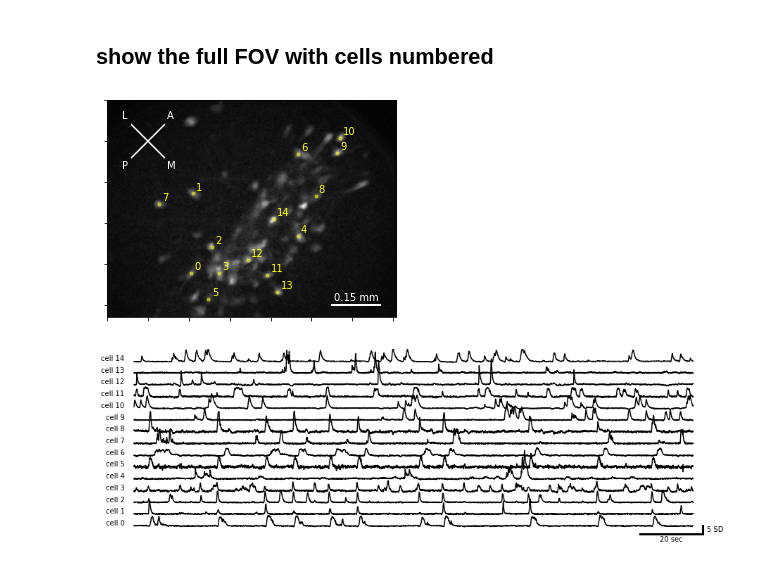
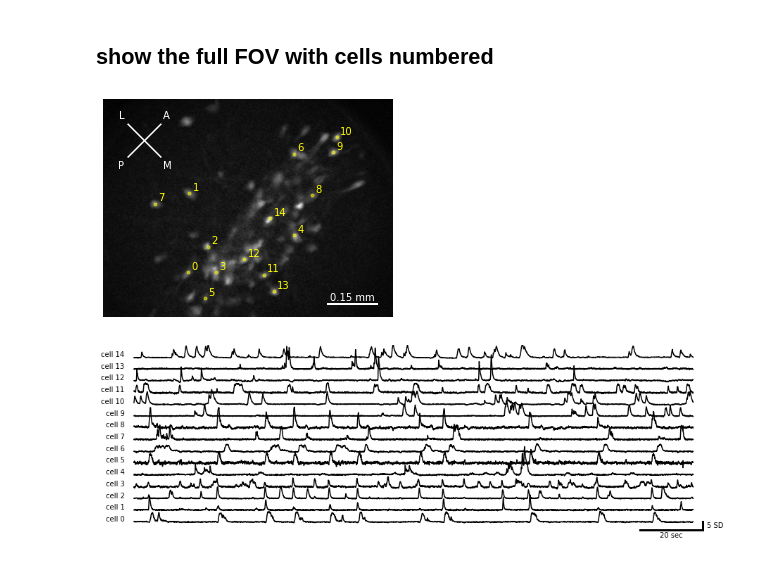
Before and after one commit to AllenInstitute/claustrum_imaging_manuscript, a Jupyter notebook: figure_1/figure_1.ipynb, the cells around one changed output. Cells and saved outputs as stored; diff of their text form; code cells hidden in the pictures.

```diff
--- a/figure_1/figure_1.ipynb
+++ b/figure_1/figure_1.ipynb
@@ -102,34 +117,37 @@ def plot_FOV(ax=None):
         ax.plot(row['overallCenterInPixelsX'],row['overallCenterInPixelsY'],marker='.',color='yellow',alpha=0.5)
         ax.text(row['overallCenterInPixelsX']+4,row['overallCenterInPixelsY']-4,ii,color='yellow')
 
+    ## add AP and ML direction axes
+    ### these are approximate and based off of lens orientation in JD lab notes
     ax.plot([70,30],[30,70],color='white')
     ax.plot([30,70],[30,70],color='white')
     ax.text(25,25,'L',color='white',va='bottom',ha='right')
     ax.text(73,74,'M',color='white',va='top',ha='left')
     ax.text(73,25,'A',color='white',va='bottom',ha='left')
     ax.text(25,74,'P',color='white',va='top',ha='right')
 
     FOV_width = 0.9 # mm, approximate: https://www.inscopix.com/hubfs/2018%20nVista%20Specifications%20Sheet_GUI-MKT-003271_Rev%20A.pdf
     pixels_per_mm = np.shape(accepted_cells)[1]/FOV_width
     scale_bar_width = 0.15 #mm
     scale_bar_x = 275
     scale_bar_y = 250
     ax.plot(
         [scale_bar_x, scale_bar_x + scale_bar_width*pixels_per_mm],
         [scale_bar_y, scale_bar_y],
         linewidth=2,
         color='white'
     )
     scale_bar_text = '{} mm'.format(scale_bar_width)
     ax.text(
         scale_bar_x + 0.5*scale_bar_width*pixels_per_mm,
         scale_bar_y - 3,
         scale_bar_text,color='white',ha='center',va='bottom')
     ax.set_xticklabels([])
     ax.set_yticklabels([])
+    ax.axis('off')
 plot_FOV()
 # %% [output]
-[figure, old version]
+[figure, new version]
 # %%
 def plot_traces(ax=None,t0=13,t1=16):
     '''
```
Also changed, not shown: parts of 1 cell of this notebook, 2 other files.
